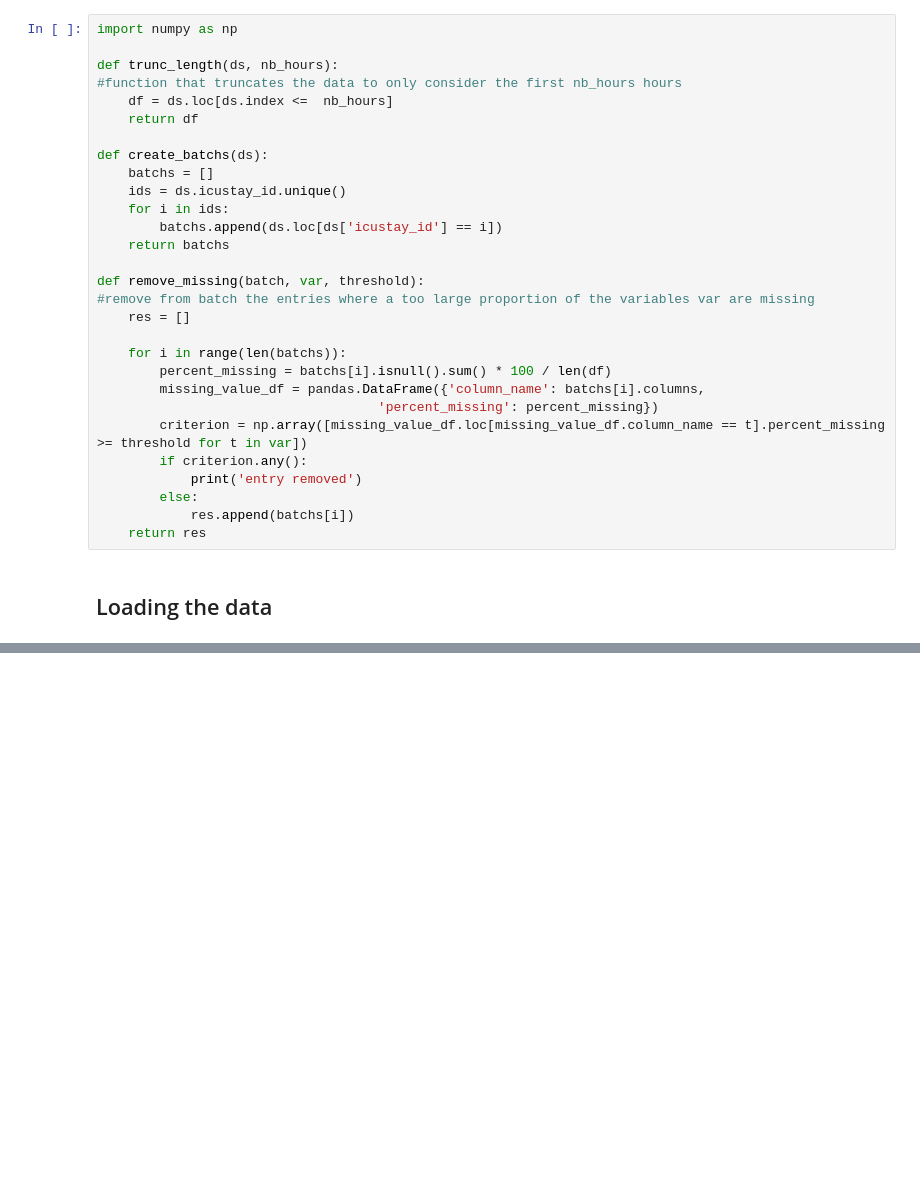
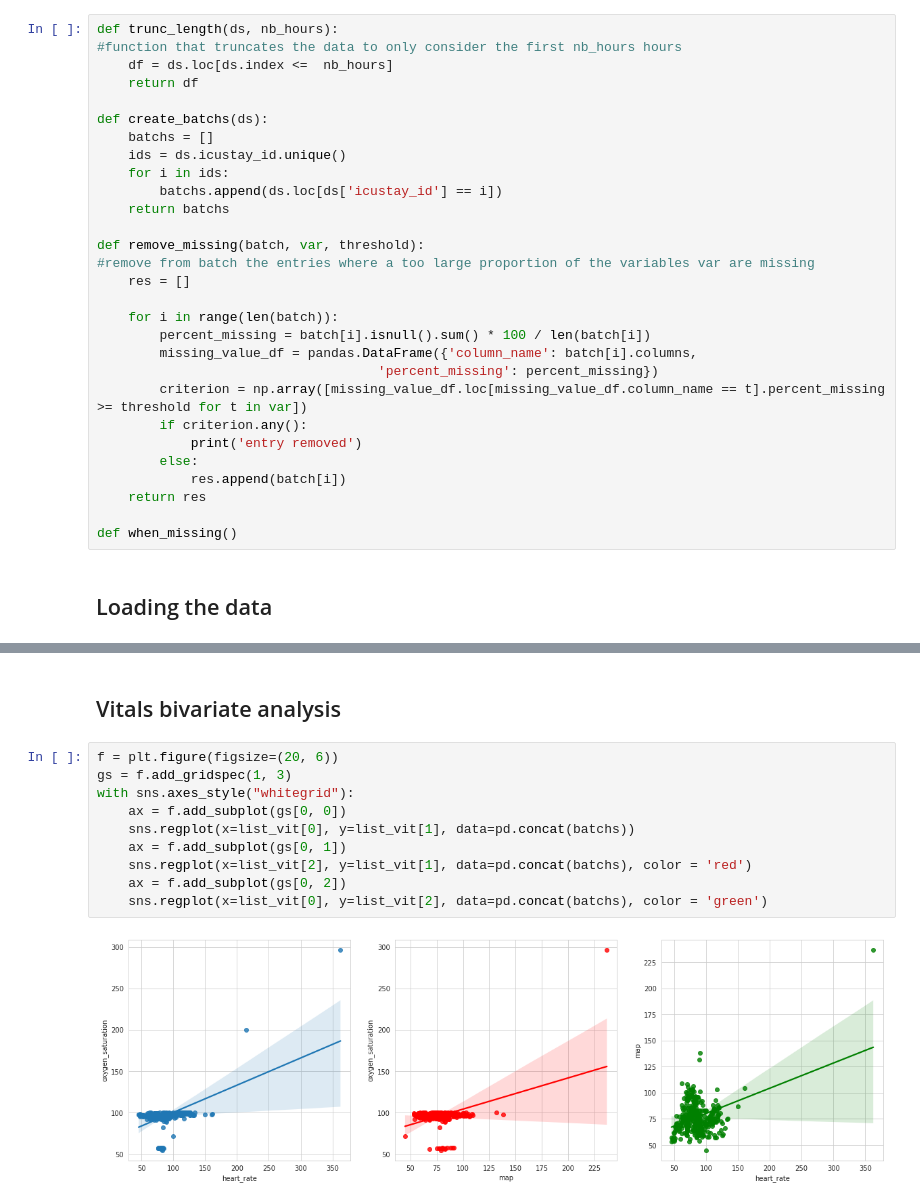
Before and after one commit to AgatheZ/Master-Project, a Jupyter notebook: MIMIC_III_demo/eda.ipynb, the cells around one changed output, grey strips where cells are left out. Drawn from its saved outputs; the diff is of its cells as text; blank space fills up the shorter version.

```diff
--- a/MIMIC_III_demo/eda.ipynb
+++ b/MIMIC_III_demo/eda.ipynb
@@ -5,6 +11,4 @@
 # %%
-import numpy as np
-
 def trunc_length(ds, nb_hours):
 #function that truncates the data to only consider the first nb_hours hours
     df = ds.loc[ds.index <=  nb_hours]
@@ -21,16 +25,18 @@ def remove_missing(batch, var, threshold):
 #remove from batch the entries where a too large proportion of the variables var are missing
     res = []
 
-    for i in range(len(batchs)):
-        percent_missing = batchs[i].isnull().sum() * 100 / len(df)
-        missing_value_df = pandas.DataFrame({'column_name': batchs[i].columns,
+    for i in range(len(batch)):
+        percent_missing = batch[i].isnull().sum() * 100 / len(batch[i])
+        missing_value_df = pandas.DataFrame({'column_name': batch[i].columns,
                                     'percent_missing': percent_missing})
         criterion = np.array([missing_value_df.loc[missing_value_df.column_name == t].percent_missing >= threshold for t in var])
         if criterion.any():
             print('entry removed')
         else:
-            res.append(batchs[i])
+            res.append(batch[i])
     return res
+
+def when_missing()
 # %% [markdown]
 ## Loading the data
 # %%
@@ -90,0 +141,14 @@ plt.grid()
+# %% [markdown]
+## Vitals bivariate analysis
+# %%
+f = plt.figure(figsize=(20, 6))
+gs = f.add_gridspec(1, 3)
+with sns.axes_style("whitegrid"):
+    ax = f.add_subplot(gs[0, 0])
+    sns.regplot(x=list_vit[0], y=list_vit[1], data=pd.concat(batchs))
+    ax = f.add_subplot(gs[0, 1])
+    sns.regplot(x=list_vit[2], y=list_vit[1], data=pd.concat(batchs), color = 'red')
+    ax = f.add_subplot(gs[0, 2])
+    sns.regplot(x=list_vit[0], y=list_vit[2], data=pd.concat(batchs), color = 'green')
+# %% [output]
+[figure, added]
```
Also changed, not shown: parts of 18 cells of this notebook.
